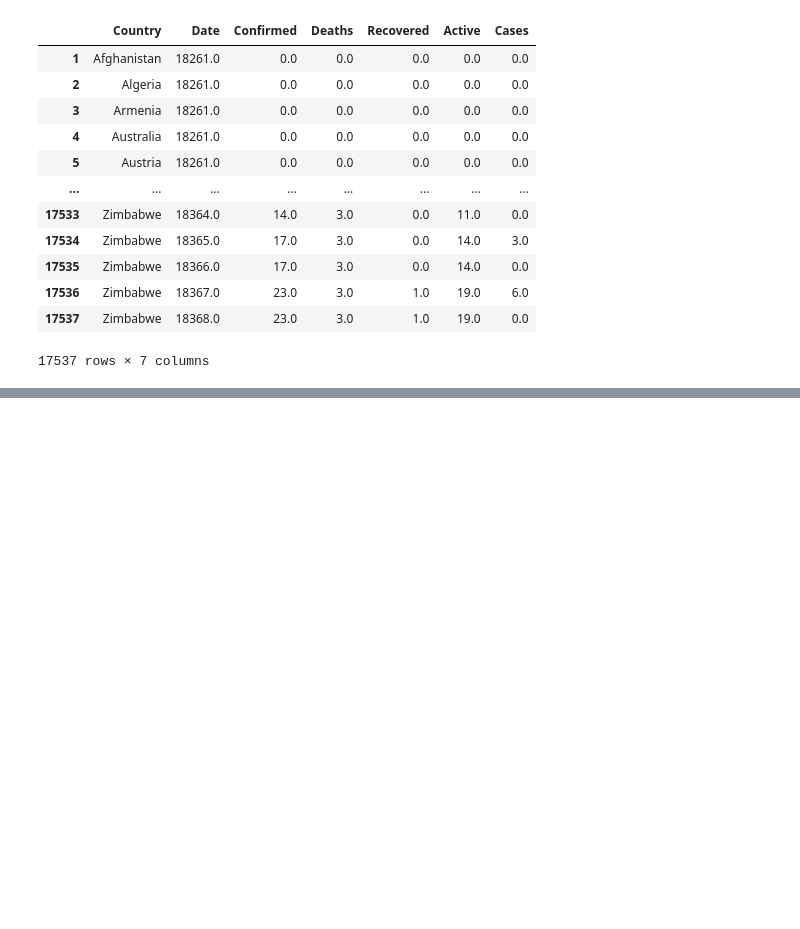
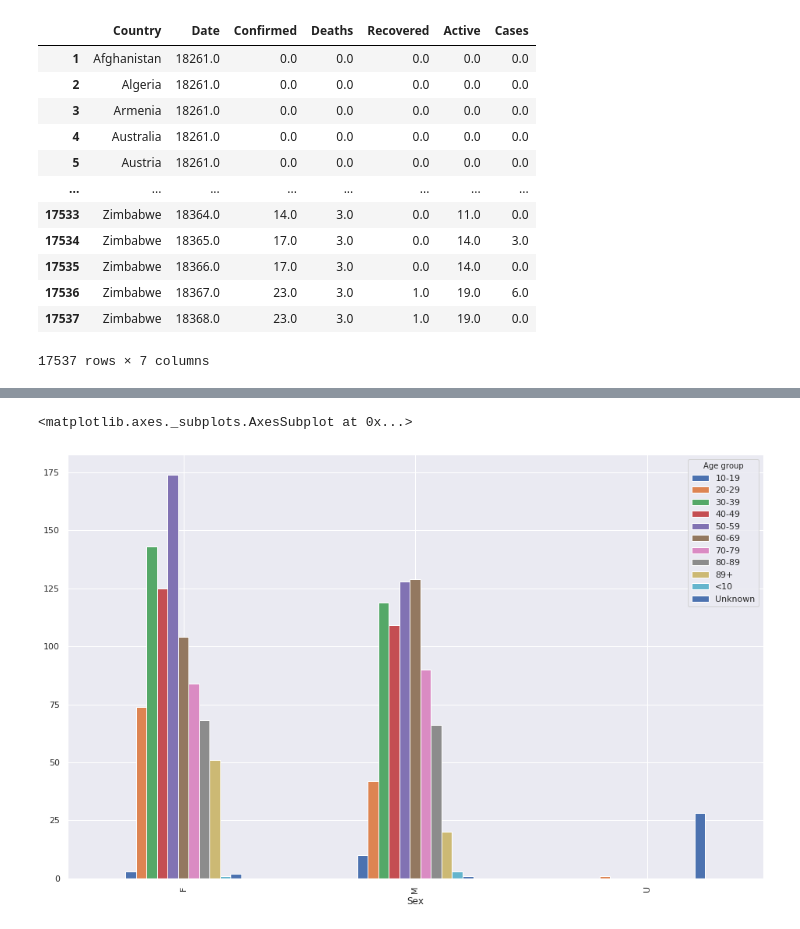
Before and after one commit to ianabc/cov19, a Jupyter notebook: R-to-py-CanCovidData.ipynb, the cells around one changed output, grey strips where cells are left out. Drawn from its saved outputs; the diff is of its cells as text; code cells hidden in the pictures; blank space fills up the shorter version.

```diff
--- a/R-to-py-CanCovidData.ipynb
+++ b/R-to-py-CanCovidData.ipynb
@@ -10,6 +10,16 @@ from rpy2.robjects.packages import importr
 from rpy2.robjects import pandas2ri
 
 from rpy2.robjects.conversion import localconverter
+
+import matplotlib as mpl
+import matplotlib.pyplot as plt
+import seaborn as sns; sns.set()
+import numpy as np
+import math
+import pandas as pd
+
+%matplotlib inline
+plt.rcParams['figure.figsize'] = (16,10)
 # %% [markdown]
 `importr` the R library
 # %%
@@ -17,6 +27,8 @@ CanCovidData = importr("CanCovidData")
 
 provincial_data_r = CanCovidData.get_canada_official_provincial_data();
 country_data_r = CanCovidData.get_country_timeline_ecdc_jhs_data();
+bc_case_data_r = CanCovidData.get_british_columbia_case_data()
+bc_test_data_r = CanCovidData.get_british_columbia_test_data()
 # %% [output]
 R[write to console]: Parsed with column specification:
 cols(
@@ -39,6 +51,8 @@ cols(
 with localconverter(ro.default_converter + pandas2ri.converter):
   ProvincialDF = ro.conversion.rpy2py(provincial_data_r)
   CountryDF = ro.conversion.rpy2py(country_data_r)
+  BCTestDF = ro.conversion.rpy2py(bc_test_data_r)
+  BCCaseDF = ro.conversion.rpy2py(bc_case_data_r)
 # %%
 ProvincialDF
 # %% [output]
@@ -73,0 +104,5 @@ CountryDF
+# %%
+BCCaseDF.groupby('Sex')['Age group'].value_counts().unstack().fillna(0).plot(kind='bar')
+# %% [output]
+<matplotlib.axes._subplots.AxesSubplot at 0x...>
+[figure, added]
```
Also changed, not shown: parts of 1 cell of this notebook, 2 other files.
